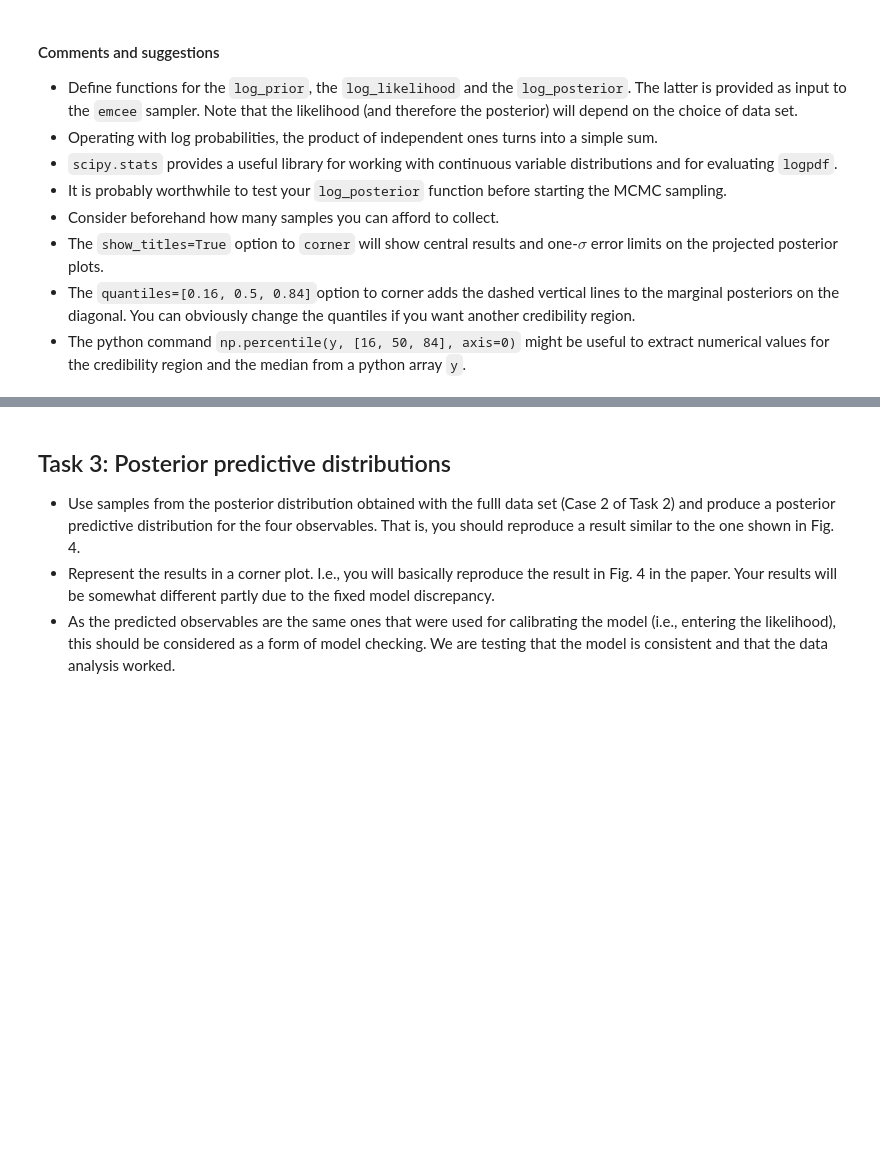
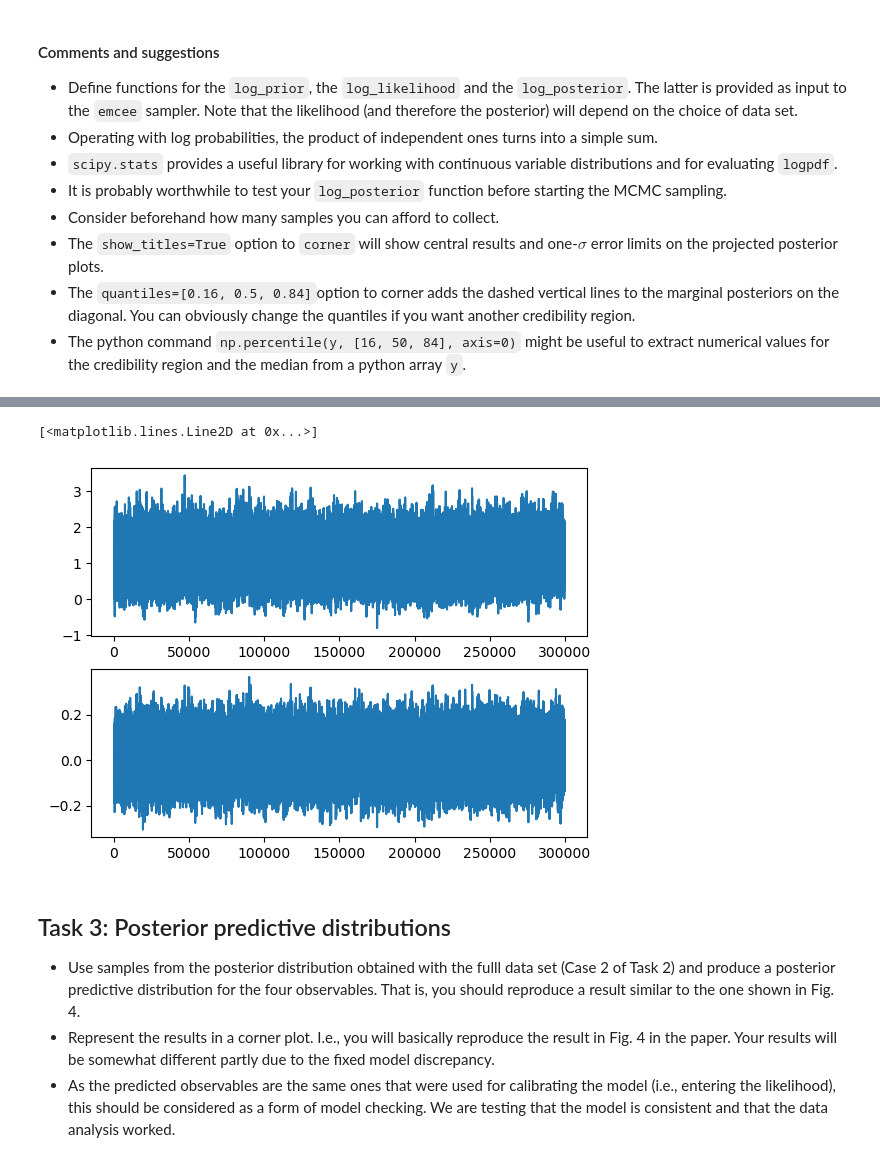
Before and after one commit to Action4/tif285, a Jupyter notebook: doc/pub/Projects/Project1/TIF285_Project1.ipynb, the cells around one changed output, grey strips where cells are left out. Saved outputs shown, nothing was run; the diff lists cells and outputs as text; code cells hidden in the pictures; blank space fills up the shorter version.

```diff
--- a/doc/pub/Projects/Project1/TIF285_Project1.ipynb
+++ b/doc/pub/Projects/Project1/TIF285_Project1.ipynb
@@ -287,3 +347,11 @@ plt.show()
+# %%
+x = np.arange(300000)
+fig, ax = plt.subplots(2,1)
+ax[0].plot(x, samples_2[:,0])
+ax[1].plot(x, samples_2[:,1])
+# %% [output]
+[<matplotlib.lines.Line2D at 0x...>]
+[figure, added]
 # %% [markdown]
 ## Task 3: Posterior predictive distributions
 - Use samples from the posterior distribution obtained with the fulll data set (Case 2 of Task 2) and produce a posterior predictive distribution for the four observables. That is, you should reproduce a result similar to the one shown in Fig. 4.
```
Also changed, not shown: parts of 8 cells of this notebook, 2 other files.
